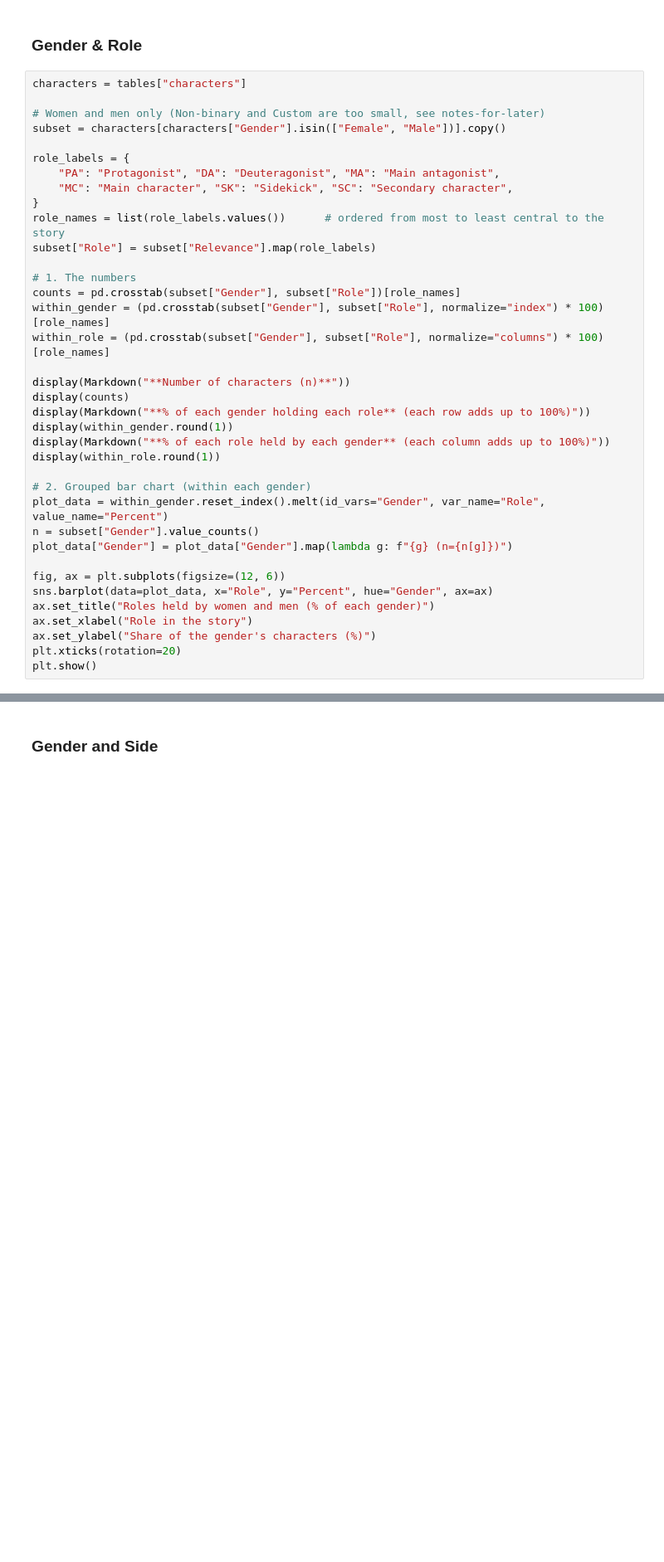
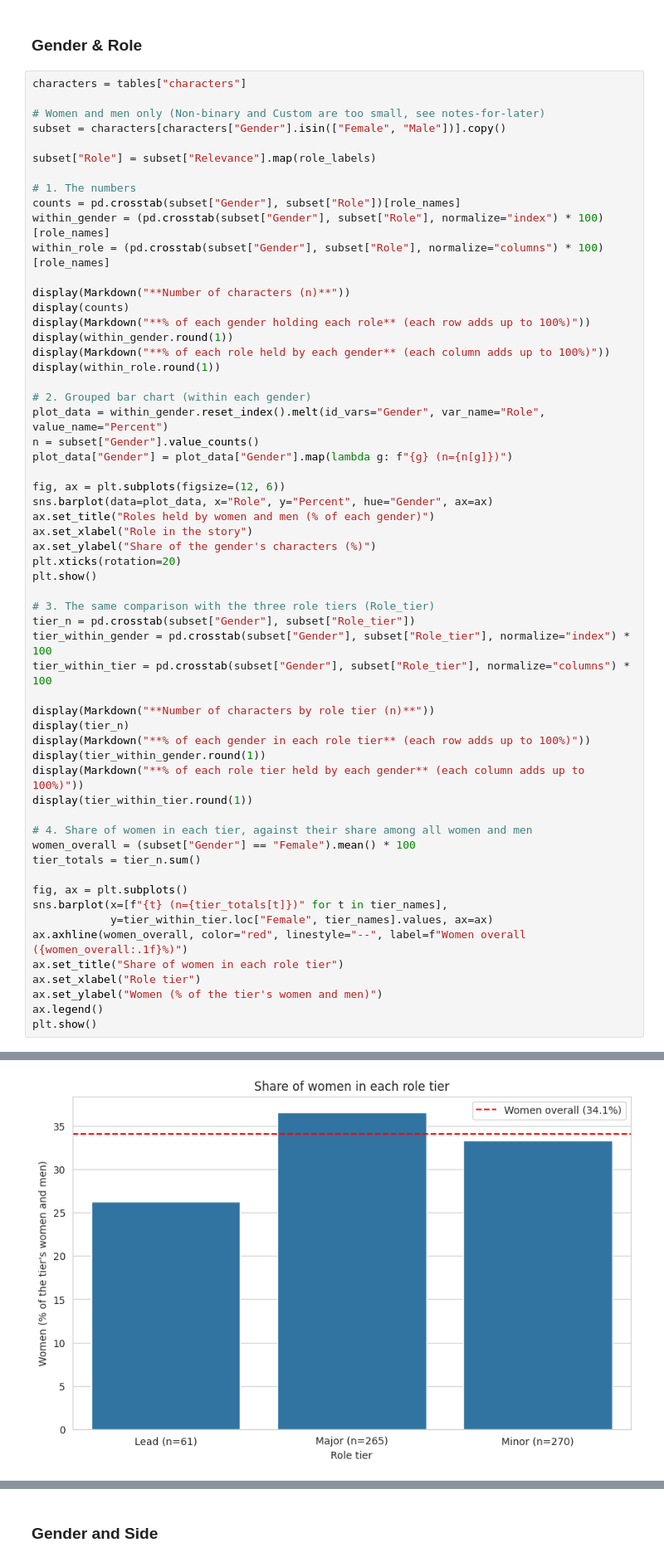
Before and after one commit to IA-P1-BCN/EDA_Manon, a Jupyter notebook: Gender Representation in Video Games.ipynb, the cells around one changed output, grey strips where cells are left out. Shown at 83% size. Drawn from its saved outputs; the diff is of its cells as text; blank space fills up the shorter version.

```diff
--- a/Gender Representation in Video Games.ipynb
+++ b/Gender Representation in Video Games.ipynb
@@ -992,11 +1138,6 @@ characters = tables["characters"]
 # Women and men only (Non-binary and Custom are too small, see notes-for-later)
 subset = characters[characters["Gender"].isin(["Female", "Male"])].copy()
 
-role_labels = {
-    "PA": "Protagonist", "DA": "Deuteragonist", "MA": "Main antagonist",
-    "MC": "Main character", "SK": "Sidekick", "SC": "Secondary character",
-}
-role_names = list(role_labels.values())      # ordered from most to least central to the story
 subset["Role"] = subset["Relevance"].map(role_labels)
 
 # 1. The numbers
@@ -1023,6 +1164,32 @@ ax.set_xlabel("Role in the story")
 ax.set_ylabel("Share of the gender's characters (%)")
 plt.xticks(rotation=20)
 plt.show()
+
+# 3. The same comparison with the three role tiers (Role_tier)
+tier_n = pd.crosstab(subset["Gender"], subset["Role_tier"])
+tier_within_gender = pd.crosstab(subset["Gender"], subset["Role_tier"], normalize="index") * 100
+tier_within_tier = pd.crosstab(subset["Gender"], subset["Role_tier"], normalize="columns") * 100
+
+display(Markdown("**Number of characters by role tier (n)**"))
+display(tier_n)
+display(Markdown("**% of each gender in each role tier** (each row adds up to 100%)"))
+display(tier_within_gender.round(1))
+display(Markdown("**% of each role tier held by each gender** (each column adds up to 100%)"))
+display(tier_within_tier.round(1))
+
+# 4. Share of women in each tier, against their share among all women and men
+women_overall = (subset["Gender"] == "Female").mean() * 100
+tier_totals = tier_n.sum()
+
+fig, ax = plt.subplots()
+sns.barplot(x=[f"{t} (n={tier_totals[t]})" for t in tier_names],
+            y=tier_within_tier.loc["Female", tier_names].values, ax=ax)
+ax.axhline(women_overall, color="red", linestyle="--", label=f"Women overall ({women_overall:.1f}%)")
+ax.set_title("Share of women in each role tier")
+ax.set_xlabel("Role tier")
+ax.set_ylabel("Women (% of the tier's women and men)")
+ax.legend()
+plt.show()
 # %% [output]
 **Number of characters (n)**
 | Role | Protagonist | Deuteragonist | Main antagonist | Main character | Sidekick | Secondary character |
@@ -1043,3 +1225,4 @@ plt.show()
+[figure, added]
 # %% [markdown]
 🔍 **Findings**<br>
 
```
Also changed, not shown: parts of 27 cells of this notebook.
